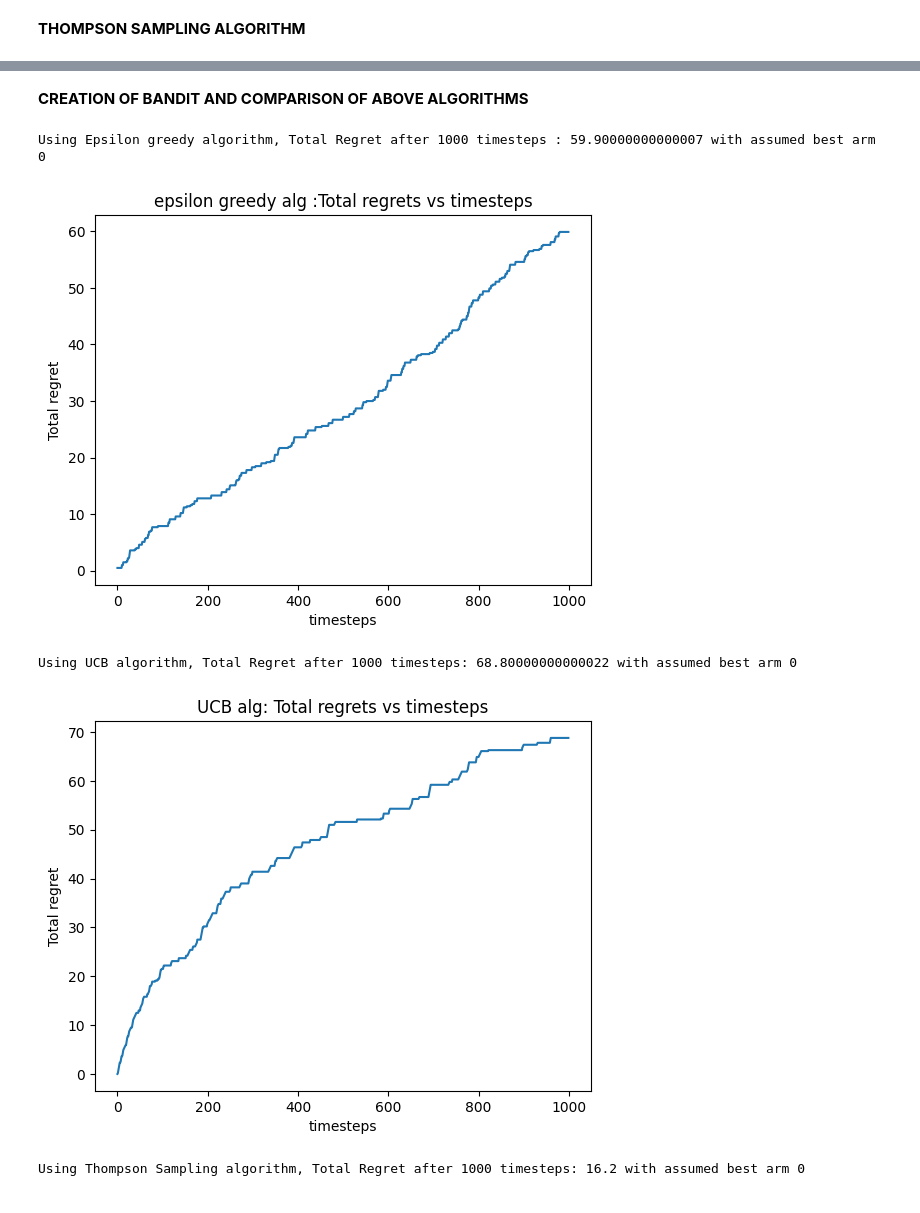
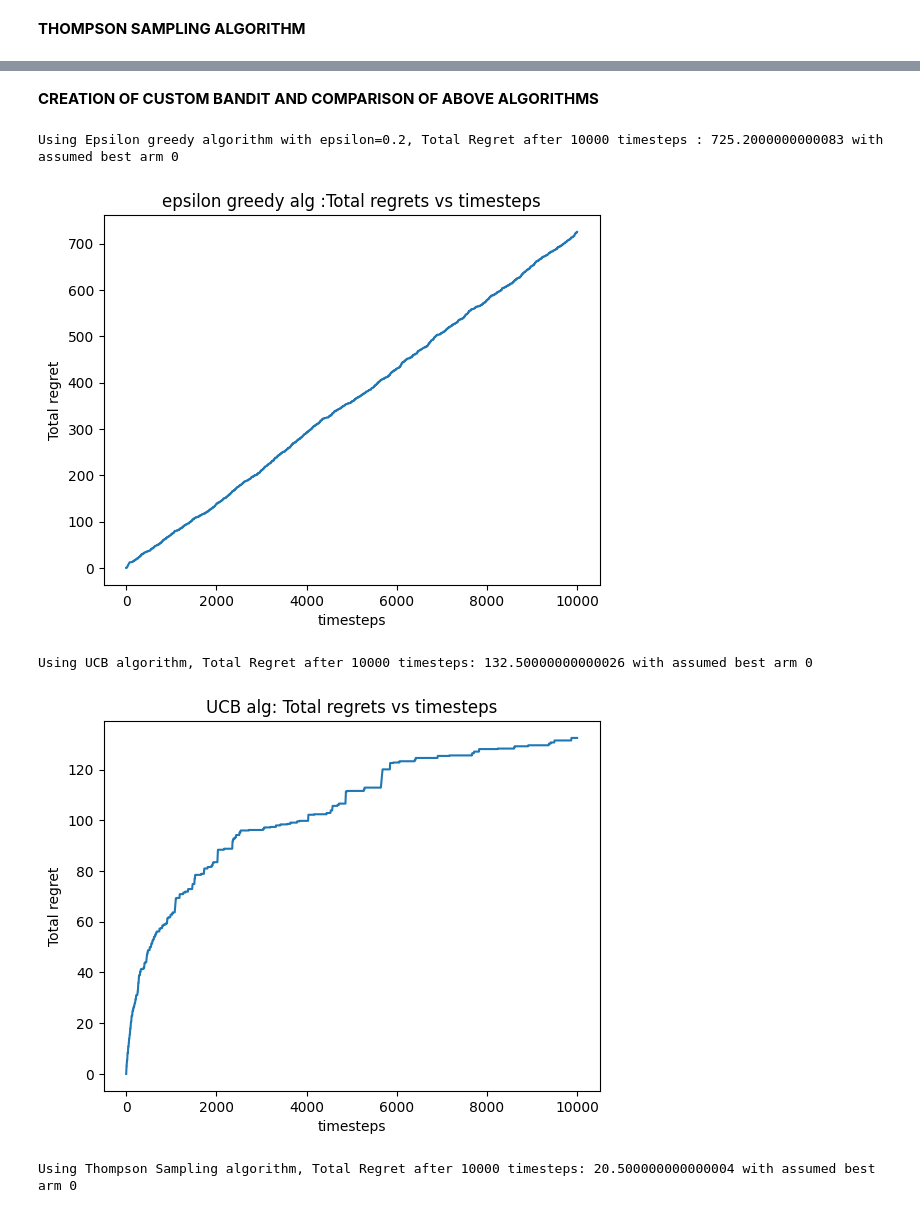
Before and after one commit to JalajakshiP/WIDS-Agent-Jackie-Reinforcement-Learning, a Jupyter notebook: week2.ipynb, the cells around one changed output, grey strips where cells are left out. Cells and saved outputs as stored; diff of their text form; code cells hidden in the pictures.

```diff
--- a/week2.ipynb
+++ b/week2.ipynb
@@ -90,3 +90,22 @@ class EpsilonGreedyAlgorithm:
         plt.title('epsilon greedy alg :Total regrets vs timesteps')
         plt.show()
         pass
+# %%
+
+
+# Define a MultiBandit instance
+bandit = MultiBandit()
+# bandit = MultiBandit([0.1, 0.5, 0.8, 0.3, 0.4])   # Make custom Multi-armed Bandit. Should work while grading code
+
+# Set the horizon size
+H = 100
+
+# Create  Algorithm instance
+algorithm = EpsilonGreedyAlgorithm(num_arms=bandit.num_arms(), horizon=H, epsilon=0.2)
+
+# Run the algorithm
+algorithm.run_algorithm(bandit)
+
+# Display total regret
+print(f"Total Regret after {H} timesteps: {bandit.regret()} with assumed best arm {algorithm.give_best_arm()}")
+algorithm.plot()
@@ -144,3 +166,20 @@ class UCBAlgorithm:
         plt.title('UCB alg: Total regrets vs timesteps')
         plt.show()
         pass
+# %%
+# Define a MultiBandit instance
+bandit = MultiBandit()
+# bandit = MultiBandit([0.1, 0.5, 0.8, 0.3, 0.4])   # Make custom Multi-armed Bandit. Should work while grading code
+
+# Set the horizon size
+H = 100
+
+# Create  Algorithm instance
+algorithm = UCBAlgorithm(num_arms=bandit.num_arms(), horizon=H)
+
+# Run the algorithm
+algorithm.run_algorithm(bandit)
+
+# Display total regret
+print(f"Total Regret after {H} timesteps: {bandit.regret()} with assumed best arm {algorithm.give_best_arm()}")
+algorithm.plot()
@@ -206,40 +270,40 @@ class ThompsonSamplingAlgorithm:
 # %% [markdown]
-**CREATION OF BANDIT AND COMPARISON OF ABOVE ALGORITHMS**
+**CREATION OF CUSTOM BANDIT AND COMPARISON OF ABOVE ALGORITHMS**
 # %%
 # Define a MultiBandit instance
 #bandit = MultiBandit()
 bandit= MultiBandit([0.9, 0.7, 0.4, 0.3, 0.4])   # Make custom Multi-armed Bandit. Should work while grading code
 
 # Set the horizon size
-H = 1000
+H = 10000
 
 # Create  Algorithm instance
 algorithm0 =EpsilonGreedyAlgorithm(num_arms=bandit.num_arms(), horizon=H,epsilon =0.2)
 algorithm1 =UCBAlgorithm(num_arms=bandit.num_arms(), horizon=H)
 algorithm2 =ThompsonSamplingAlgorithm(num_arms=bandit.num_arms(), horizon=H)
 
 # Run the algorithm
 algorithm0.run_algorithm(bandit)
 # Display total regret
-print(f"Using Epsilon greedy algorithm, Total Regret after {H} timesteps : {bandit.regret()} with assumed best arm {algorithm0.give_best_arm()}")
+print(f"Using Epsilon greedy algorithm with epsilon=0.2, Total Regret after {H} timesteps : {bandit.regret()} with assumed best arm {algorithm0.give_best_arm()}")
 algorithm0.plot()
 
 bandit.reset()
 
 algorithm1.run_algorithm(bandit)
 # Display total regret
 print(f"Using UCB algorithm, Total Regret after {H} timesteps: {bandit.regret()} with assumed best arm {algorithm1.give_best_arm()}")
 algorithm1.plot()
 
 bandit.reset()
 
 algorithm2.run_algorithm(bandit)
 # Display total regret
 print(f"Using Thompson Sampling algorithm, Total Regret after {H} timesteps: {bandit.regret()} with assumed best arm {algorithm2.give_best_arm()}")
 algorithm2.plot()
 # %% [output]
-Using Epsilon greedy algorithm, Total Regret after 1000 timesteps : 59.90000000000007 with assumed best arm 0
+Using Epsilon greedy algorithm with epsilon=0.2, Total Regret after 10000 timesteps : 725.2000000000083 with assumed best arm 0
-[figure, old version]
+[figure, new version]
-Using UCB algorithm, Total Regret after 1000 timesteps: 68.80000000000022 with assumed best arm 0
+Using UCB algorithm, Total Regret after 10000 timesteps: 132.50000000000026 with assumed best arm 0
-[figure, old version]
+[figure, new version]
-Using Thompson Sampling algorithm, Total Regret after 1000 timesteps: 16.2 with assumed best arm 0
+Using Thompson Sampling algorithm, Total Regret after 10000 timesteps: 20.500000000000004 with assumed best arm 0
```
Also changed, not shown: parts of 4 cells of this notebook.
